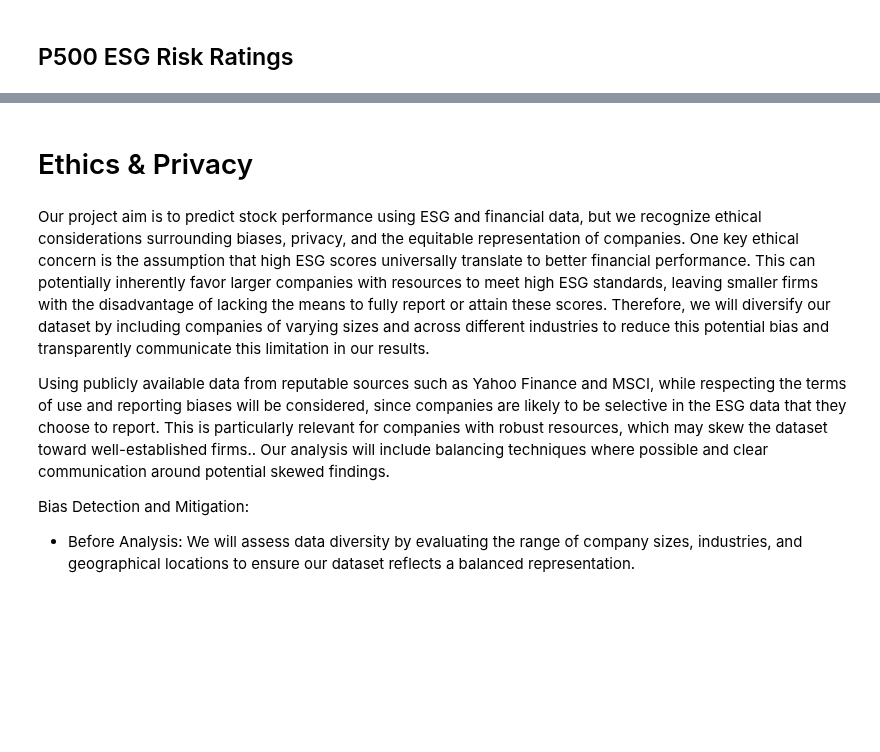
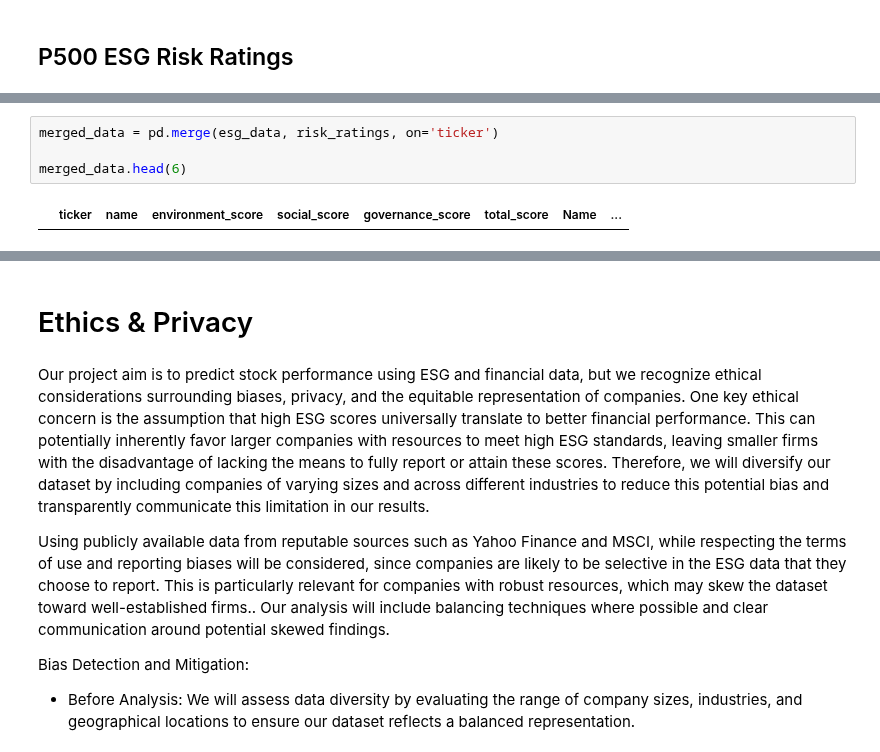
Before and after one commit to JacquelynGarcia/ESGStockPredictor, a Jupyter notebook: DataCheckpoint_Group025-FA24.ipynb, the cells around one changed output, grey strips where cells are left out. Drawn from its saved outputs; the diff is of its cells as text; blank space fills up the shorter version.

```diff
--- a/DataCheckpoint_Group025-FA24.ipynb
+++ b/DataCheckpoint_Group025-FA24.ipynb
@@ -124,0 +170,6 @@ risk_ratings.head(6)
+# %%
+merged_data = pd.merge(esg_data, risk_ratings, on='ticker')
+
+merged_data.head(6)
+# %% [output]
+|  | ticker | name | environment_score | social_score | governance_score | total_score | Name | ... |
```
Also changed, not shown: parts of 6 cells of this notebook.
